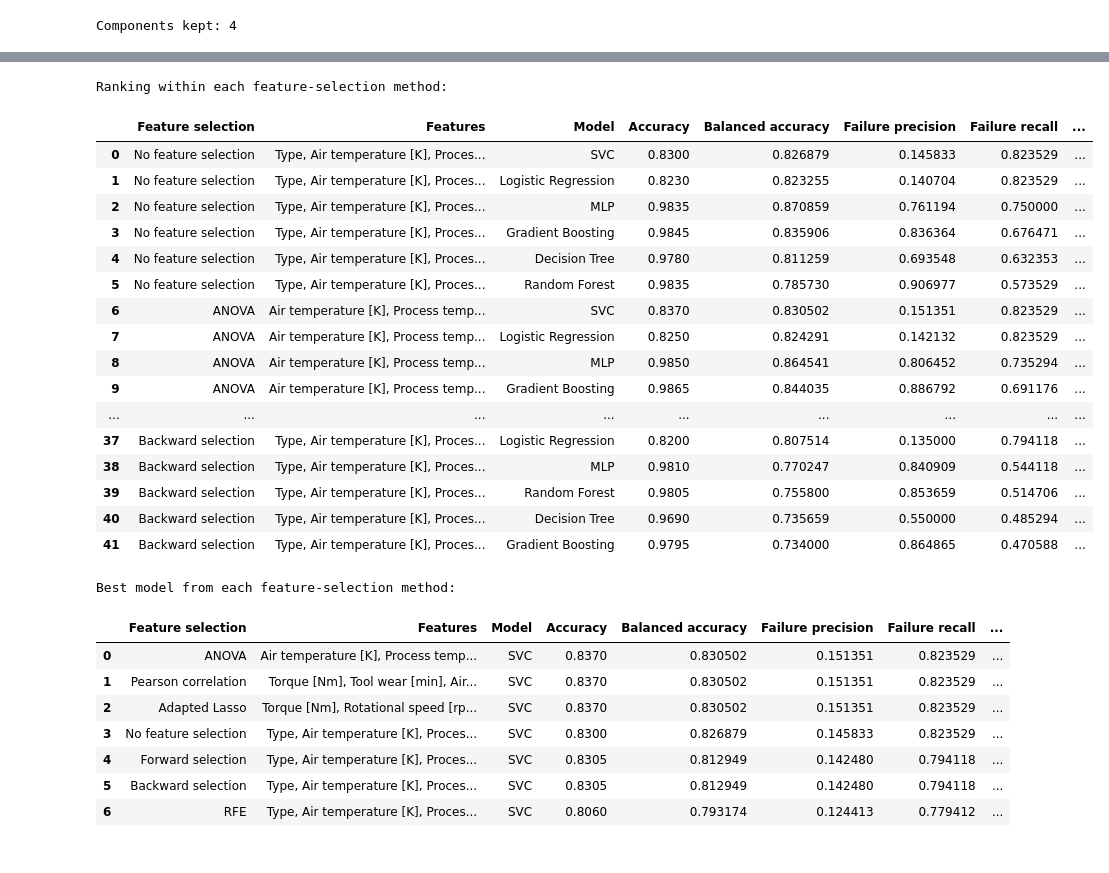
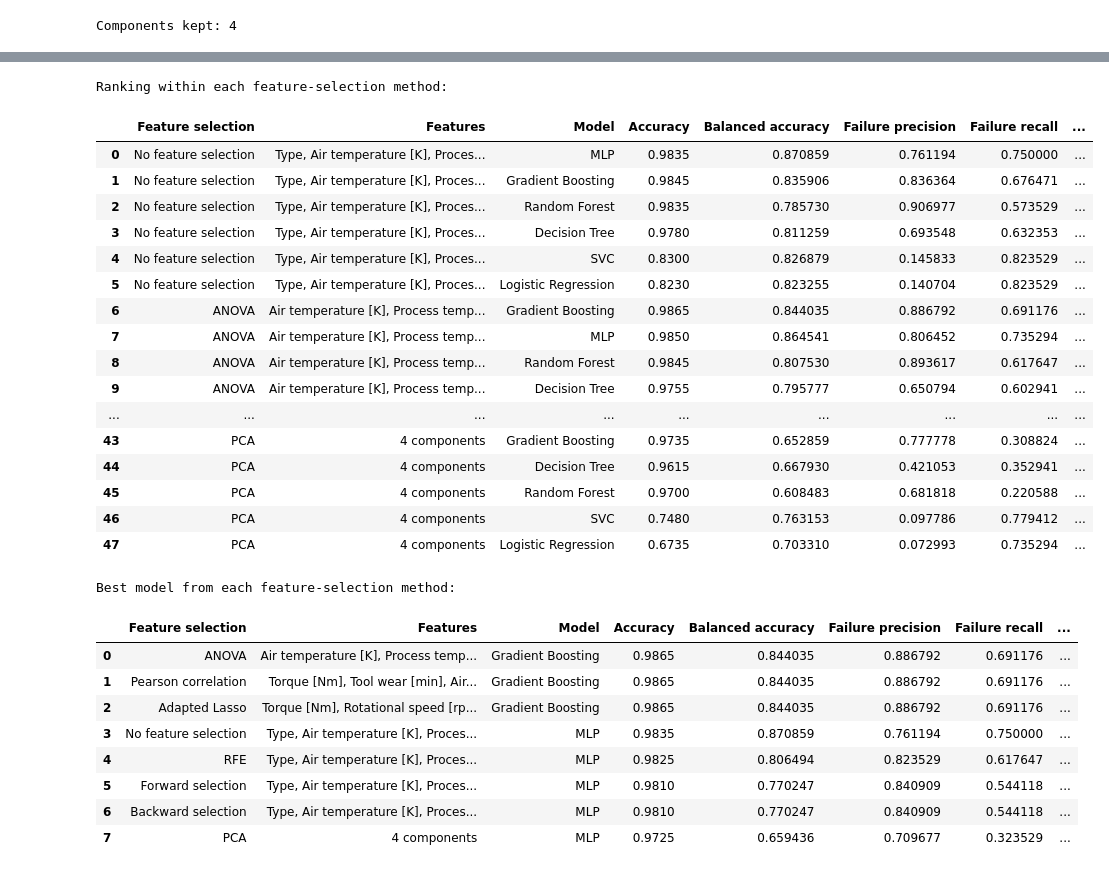
Before and after one commit to sotheasokea/ML_Term_Project, a Jupyter notebook: Predictive_Maintenance.ipynb, the cells around one changed output, grey strips where cells are left out. Cells and saved outputs as stored; diff of their text form; code cells hidden in the pictures.

```diff
--- a/Predictive_Maintenance.ipynb
+++ b/Predictive_Maintenance.ipynb
@@ -972,5 +769,0 @@ Missed failures (FN): 68 | False alarms (FP): 0 | Caught failures (TP): 0
-# %%
-dtc = DecisionTreeClassifier()
-dtc.fit(x_train_pca, y_train)
-y_predict = dtc.predict(x_test_pca)
-model_eval(y_predict, y_test)
@@ -988,5 +769,0 @@ Missed failures (FN): 38 | False alarms (FP): 47 | Caught failures (TP): 30
-# %%
-rfc = RandomForestClassifier()
-rfc.fit(x_train_pca, y_train)
-y_predict = rfc.predict(x_test_pca)
-model_eval(y_predict, y_test)
@@ -1004,5 +769,0 @@ Missed failures (FN): 49 | False alarms (FP): 9 | Caught failures (TP): 19
-# %%
-mlp = MLPClassifier(hidden_layer_sizes=(64, 16), max_iter=1000)
-mlp.fit(x_train_pca, y_train)
-y_predict = mlp.predict(x_test_pca)
-model_eval(y_predict, y_test)
@@ -1020,5 +769,0 @@ Missed failures (FN): 43 | False alarms (FP): 4 | Caught failures (TP): 25
-# %%
-lr = LogisticRegression()
-lr.fit(x_train_pca, y_train)
-y_predict = lr.predict(x_test_pca)
-model_eval(y_predict, y_test)
@@ -1056,6 +857,7 @@ all_comparison_results = pd.concat(
         forward_results,
         backward_results,
         rfe_results,
+        pca_results,
     ],
     ignore_index=True,
 )
@@ -1069,6 +871,7 @@ selection_order = [
     "RFE",
     "Forward selection",
     "Backward selection",
+    "PCA",
 ]
 all_comparison_results["Feature selection"] = pd.Categorical(
     all_comparison_results["Feature selection"],
@@ -1076,62 +879,63 @@ all_comparison_results["Feature selection"] = pd.Categorical(
     ordered=True,
 )
 
-# Table 1: rank models within each feature-selection method.
+# Table 1: rank models within each feature-selection method by Failure F1.
 grouped_ranking = all_comparison_results.sort_values(
     [
         "Feature selection",
+        "Failure F1",
         "Failure recall",
-        "Failure F1",
         "Accuracy",
     ],
     ascending=[True, False, False, False],
 ).reset_index(drop=True)
 
 print("Ranking within each feature-selection method:")
 display(grouped_ranking)
 
 # Table 2: keep only the best model from each selection method.
 best_per_selection = (
     grouped_ranking.groupby(
         "Feature selection", observed=True, sort=False
     )
     .head(1)
     .reset_index(drop=True)
     .sort_values(
-        ["Failure recall", "Failure F1", "Accuracy"],
+        ["Failure F1", "Failure recall", "Accuracy"],
         ascending=[False, False, False],
     )
     .reset_index(drop=True)
 )
 
 print("Best model from each feature-selection method:")
 display(best_per_selection)
 # %% [output]
 Ranking within each feature-selection method:
 |  | Feature selection | Features | Model | Accuracy | Balanced accuracy | Failure precision | Failure recall | ... |
-| 0 | No feature selection | Type, Air temperature [K], Proces... | SVC | 0.8300 | 0.826879 | 0.145833 | 0.823529 | ... |
-| 1 | No feature selection | Type, Air temperature [K], Proces... | Logistic Regression | 0.8230 | 0.823255 | 0.140704 | 0.823529 | ... |
-| 2 | No feature selection | Type, Air temperature [K], Proces... | MLP | 0.9835 | 0.870859 | 0.761194 | 0.750000 | ... |
-| 3 | No feature selection | Type, Air temperature [K], Proces... | Gradient Boosting | 0.9845 | 0.835906 | 0.836364 | 0.676471 | ... |
-| 4 | No feature selection | Type, Air temperature [K], Proces... | Decision Tree | 0.9780 | 0.811259 | 0.693548 | 0.632353 | ... |
-| 5 | No feature selection | Type, Air temperature [K], Proces... | Random Forest | 0.9835 | 0.785730 | 0.906977 | 0.573529 | ... |
-| 6 | ANOVA | Air temperature [K], Process temp... | SVC | 0.8370 | 0.830502 | 0.151351 | 0.823529 | ... |
-| 7 | ANOVA | Air temperature [K], Process temp... | Logistic Regression | 0.8250 | 0.824291 | 0.142132 | 0.823529 | ... |
-| 8 | ANOVA | Air temperature [K], Process temp... | MLP | 0.9850 | 0.864541 | 0.806452 | 0.735294 | ... |
-| 9 | ANOVA | Air temperature [K], Process temp... | Gradient Boosting | 0.9865 | 0.844035 | 0.886792 | 0.691176 | ... |
+| 0 | No feature selection | Type, Air temperature [K], Proces... | MLP | 0.9835 | 0.870859 | 0.761194 | 0.750000 | ... |
+| 1 | No feature selection | Type, Air temperature [K], Proces... | Gradient Boosting | 0.9845 | 0.835906 | 0.836364 | 0.676471 | ... |
+| 2 | No feature selection | Type, Air temperature [K], Proces... | Random Forest | 0.9835 | 0.785730 | 0.906977 | 0.573529 | ... |
+| 3 | No feature selection | Type, Air temperature [K], Proces... | Decision Tree | 0.9780 | 0.811259 | 0.693548 | 0.632353 | ... |
+| 4 | No feature selection | Type, Air temperature [K], Proces... | SVC | 0.8300 | 0.826879 | 0.145833 | 0.823529 | ... |
+| 5 | No feature selection | Type, Air temperature [K], Proces... | Logistic Regression | 0.8230 | 0.823255 | 0.140704 | 0.823529 | ... |
+| 6 | ANOVA | Air temperature [K], Process temp... | Gradient Boosting | 0.9865 | 0.844035 | 0.886792 | 0.691176 | ... |
+| 7 | ANOVA | Air temperature [K], Process temp... | MLP | 0.9850 | 0.864541 | 0.806452 | 0.735294 | ... |
+| 8 | ANOVA | Air temperature [K], Process temp... | Random Forest | 0.9845 | 0.807530 | 0.893617 | 0.617647 | ... |
+| 9 | ANOVA | Air temperature [K], Process temp... | Decision Tree | 0.9755 | 0.795777 | 0.650794 | 0.602941 | ... |
 | ... | ... | ... | ... | ... | ... | ... | ... | ... |
-| 37 | Backward selection | Type, Air temperature [K], Proces... | Logistic Regression | 0.8200 | 0.807514 | 0.135000 | 0.794118 | ... |
-| 38 | Backward selection | Type, Air temperature [K], Proces... | MLP | 0.9810 | 0.770247 | 0.840909 | 0.544118 | ... |
-| 39 | Backward selection | Type, Air temperature [K], Proces... | Random Forest | 0.9805 | 0.755800 | 0.853659 | 0.514706 | ... |
-| 40 | Backward selection | Type, Air temperature [K], Proces... | Decision Tree | 0.9690 | 0.735659 | 0.550000 | 0.485294 | ... |
-| 41 | Backward selection | Type, Air temperature [K], Proces... | Gradient Boosting | 0.9795 | 0.734000 | 0.864865 | 0.470588 | ... |
+| 43 | PCA | 4 components | Gradient Boosting | 0.9735 | 0.652859 | 0.777778 | 0.308824 | ... |
+| 44 | PCA | 4 components | Decision Tree | 0.9615 | 0.667930 | 0.421053 | 0.352941 | ... |
+| 45 | PCA | 4 components | Random Forest | 0.9700 | 0.608483 | 0.681818 | 0.220588 | ... |
+| 46 | PCA | 4 components | SVC | 0.7480 | 0.763153 | 0.097786 | 0.779412 | ... |
+| 47 | PCA | 4 components | Logistic Regression | 0.6735 | 0.703310 | 0.072993 | 0.735294 | ... |
 Best model from each feature-selection method:
 |  | Feature selection | Features | Model | Accuracy | Balanced accuracy | Failure precision | Failure recall | ... |
-| 0 | ANOVA | Air temperature [K], Process temp... | SVC | 0.8370 | 0.830502 | 0.151351 | 0.823529 | ... |
-| 1 | Pearson correlation | Torque [Nm], Tool wear [min], Air... | SVC | 0.8370 | 0.830502 | 0.151351 | 0.823529 | ... |
-| 2 | Adapted Lasso | Torque [Nm], Rotational speed [rp... | SVC | 0.8370 | 0.830502 | 0.151351 | 0.823529 | ... |
-| 3 | No feature selection | Type, Air temperature [K], Proces... | SVC | 0.8300 | 0.826879 | 0.145833 | 0.823529 | ... |
-| 4 | Forward selection | Type, Air temperature [K], Proces... | SVC | 0.8305 | 0.812949 | 0.142480 | 0.794118 | ... |
-| 5 | Backward selection | Type, Air temperature [K], Proces... | SVC | 0.8305 | 0.812949 | 0.142480 | 0.794118 | ... |
-| 6 | RFE | Type, Air temperature [K], Proces... | SVC | 0.8060 | 0.793174 | 0.124413 | 0.779412 | ... |
+| 0 | ANOVA | Air temperature [K], Process temp... | Gradient Boosting | 0.9865 | 0.844035 | 0.886792 | 0.691176 | ... |
+| 1 | Pearson correlation | Torque [Nm], Tool wear [min], Air... | Gradient Boosting | 0.9865 | 0.844035 | 0.886792 | 0.691176 | ... |
+| 2 | Adapted Lasso | Torque [Nm], Rotational speed [rp... | Gradient Boosting | 0.9865 | 0.844035 | 0.886792 | 0.691176 | ... |
+| 3 | No feature selection | Type, Air temperature [K], Proces... | MLP | 0.9835 | 0.870859 | 0.761194 | 0.750000 | ... |
+| 4 | RFE | Type, Air temperature [K], Proces... | MLP | 0.9825 | 0.806494 | 0.823529 | 0.617647 | ... |
+| 5 | Forward selection | Type, Air temperature [K], Proces... | MLP | 0.9810 | 0.770247 | 0.840909 | 0.544118 | ... |
+| 6 | Backward selection | Type, Air temperature [K], Proces... | MLP | 0.9810 | 0.770247 | 0.840909 | 0.544118 | ... |
+| 7 | PCA | 4 components | MLP | 0.9725 | 0.659436 | 0.709677 | 0.323529 | ... |
 # %% [markdown]
```
Also changed, not shown: parts of 27 cells of this notebook.
